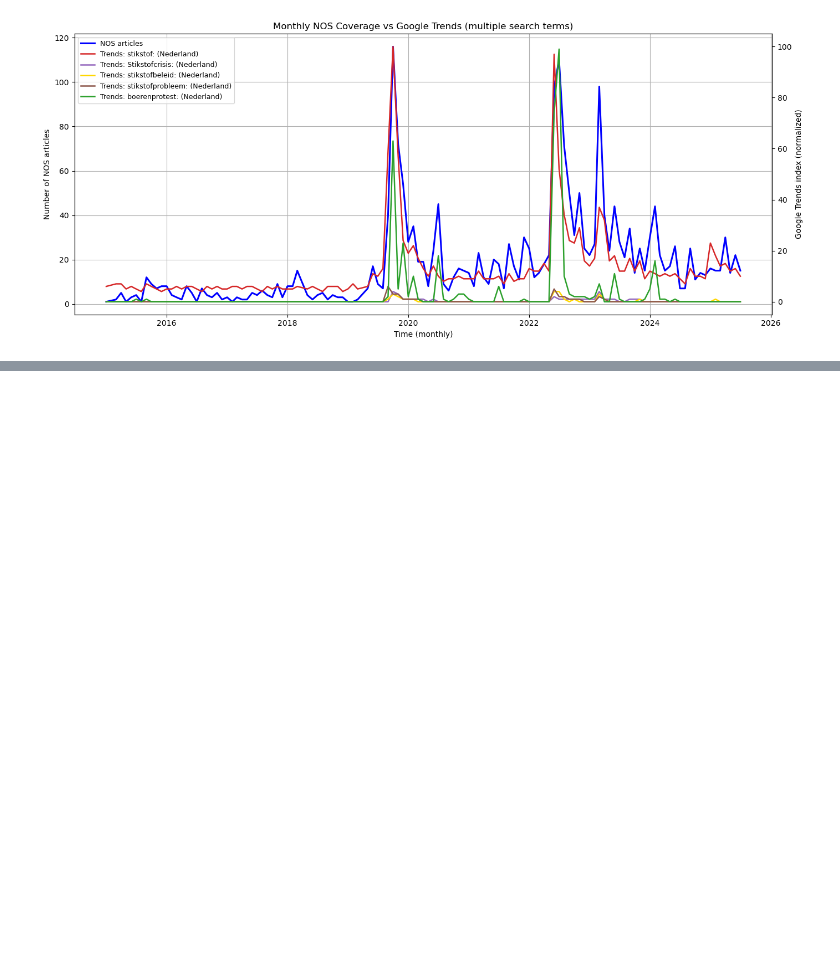
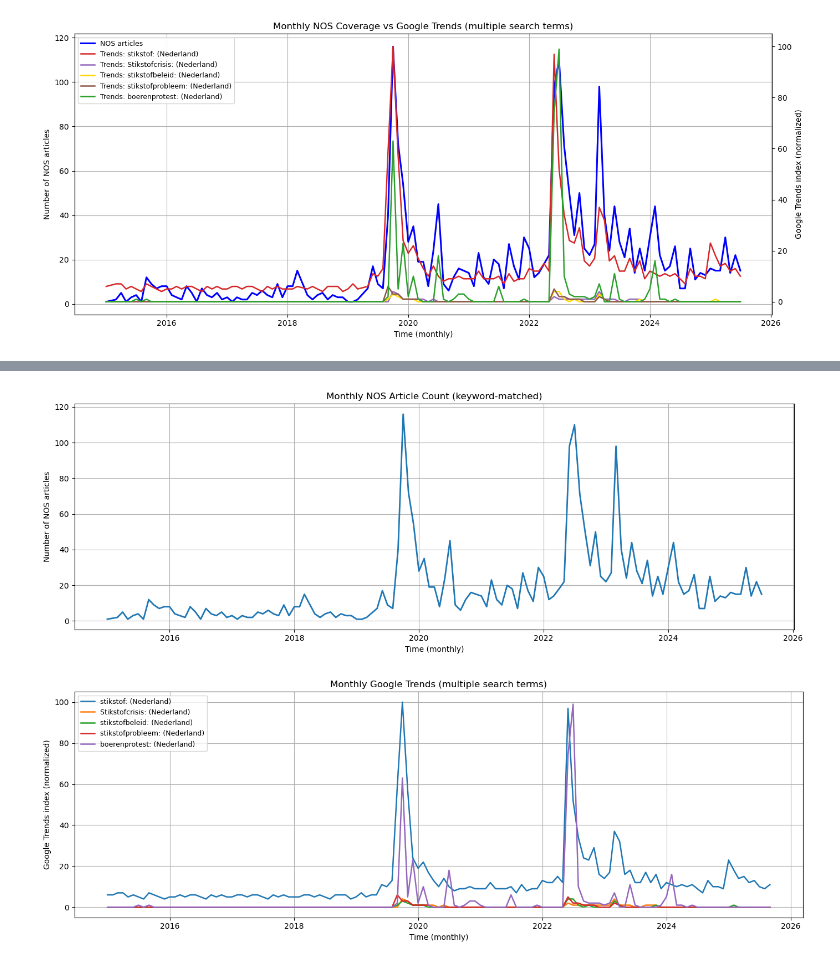
Before and after one commit to pellestam1002/Social_Computing, a Jupyter notebook: data.ipynb, the cells around one changed output, grey strips where cells are left out. Drawn from its saved outputs; the diff is of its cells as text; code cells hidden in the pictures; blank space fills up the shorter version.

Commit message:
grafieken apart

```diff
--- a/data.ipynb
+++ b/data.ipynb
@@ -514,0 +717,77 @@ Trends term columns used:
+# %%
+import pandas as pd
+import matplotlib.pyplot as plt
+
+# ====== INPUTS ======
+TRENDS_PATH = r"C:\Users\Max van der Slot\Downloads\multiTimeline2.csv"
+# df_filtered moet bestaan (NOS artikelen gefilterd op keywords), met kolom 'published_time'
+
+# =========================================================
+# 1) NOS -> maandelijkse telling (1 lijn)
+# =========================================================
+df_nos = df_filtered.copy()
+df_nos["published_time"] = pd.to_datetime(df_nos["published_time"], errors="coerce")
+df_nos = df_nos.dropna(subset=["published_time"])
+
+df_nos["year_month"] = df_nos["published_time"].dt.to_period("M")
+
+nos_monthly = (
+    df_nos.groupby("year_month")
+    .size()
+    .reset_index(name="NOS_article_count")
+)
+nos_monthly["date"] = nos_monthly["year_month"].dt.to_timestamp()
+nos_monthly = nos_monthly.sort_values("date")
+
+# =========================================================
+# 2) Google Trends -> meerdere zoektermen (meerdere lijnen)
+# =========================================================
+df_trends_raw = pd.read_csv(TRENDS_PATH, skiprows=1)
+date_col = df_trends_raw.columns[0]
+term_cols = list(df_trends_raw.columns[1:])
+
+df_trends = df_trends_raw[[date_col] + term_cols].copy()
+df_trends = df_trends.rename(columns={date_col: "date"})
+df_trends["date"] = pd.to_datetime(df_trends["date"], errors="coerce")
+df_trends = df_trends.dropna(subset=["date"])
+
+for c in term_cols:
+    df_trends[c] = df_trends[c].astype(str).str.replace("<1", "0", regex=False)
+    df_trends[c] = pd.to_numeric(df_trends[c], errors="coerce")
+
+term_cols = [c for c in term_cols if df_trends[c].notna().any()]
+df_trends = df_trends[["date"] + term_cols].sort_values("date")
+
+# =========================================================
+# 3) Plot 1: NOS articles (apart)
+# =========================================================
+plt.figure(figsize=(14, 5))
+plt.plot(nos_monthly["date"], nos_monthly["NOS_article_count"], linewidth=2)
+plt.title("Monthly NOS Article Count (keyword-matched)")
+plt.xlabel("Time (monthly)")
+plt.ylabel("Number of NOS articles")
+plt.grid(True)
+plt.tight_layout()
+plt.show()
+
+# =========================================================
+# 4) Plot 2: Google Trends (alle termen apart)
+# =========================================================
+plt.figure(figsize=(14, 5))
+for c in term_cols:
+    plt.plot(df_trends["date"], df_trends[c], linewidth=1.8, label=c)
+
+plt.title("Monthly Google Trends (multiple search terms)")
+plt.xlabel("Time (monthly)")
+plt.ylabel("Google Trends index (normalized)")
+plt.grid(True)
+plt.legend(loc="upper left", fontsize=9)
+plt.tight_layout()
+plt.show()
+
+# (optioneel) tabellen laten zien
+# display(nos_monthly.head())
+# display(df_trends.head())
+# %% [output]
+[figure, added]
+[figure, added]
```
Also changed, not shown: parts of 4 cells of this notebook, 1 other file.
